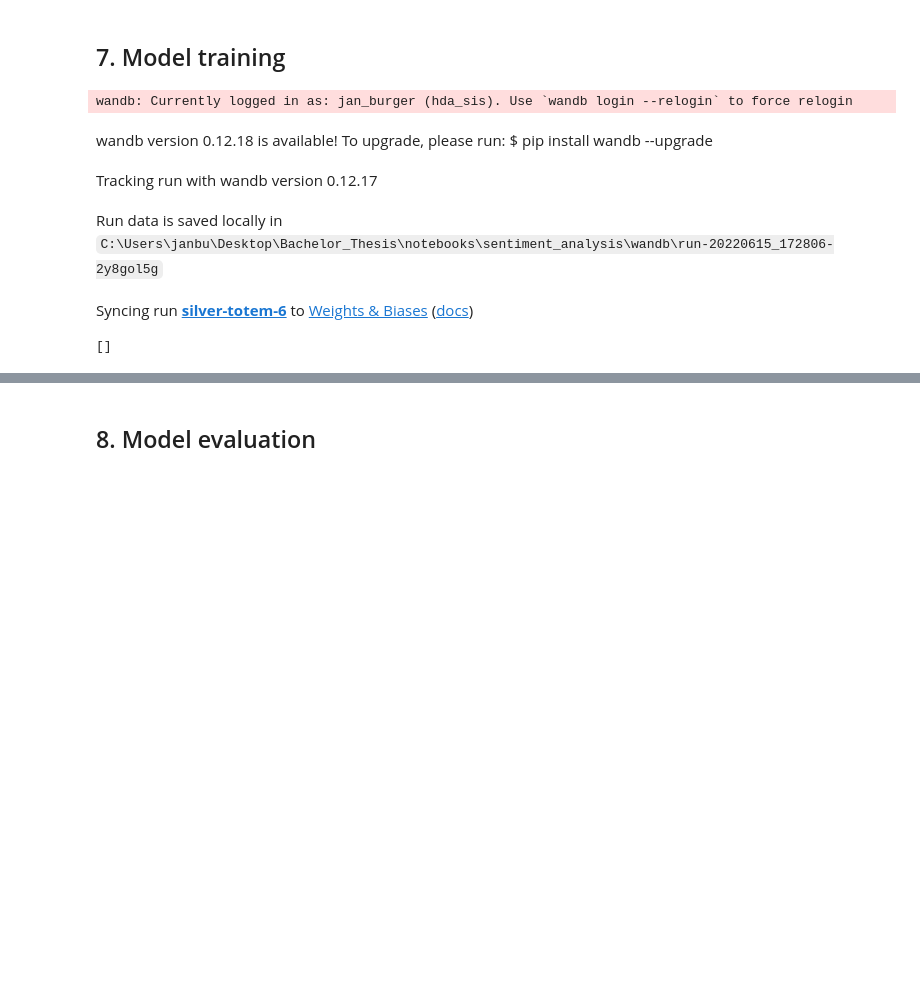
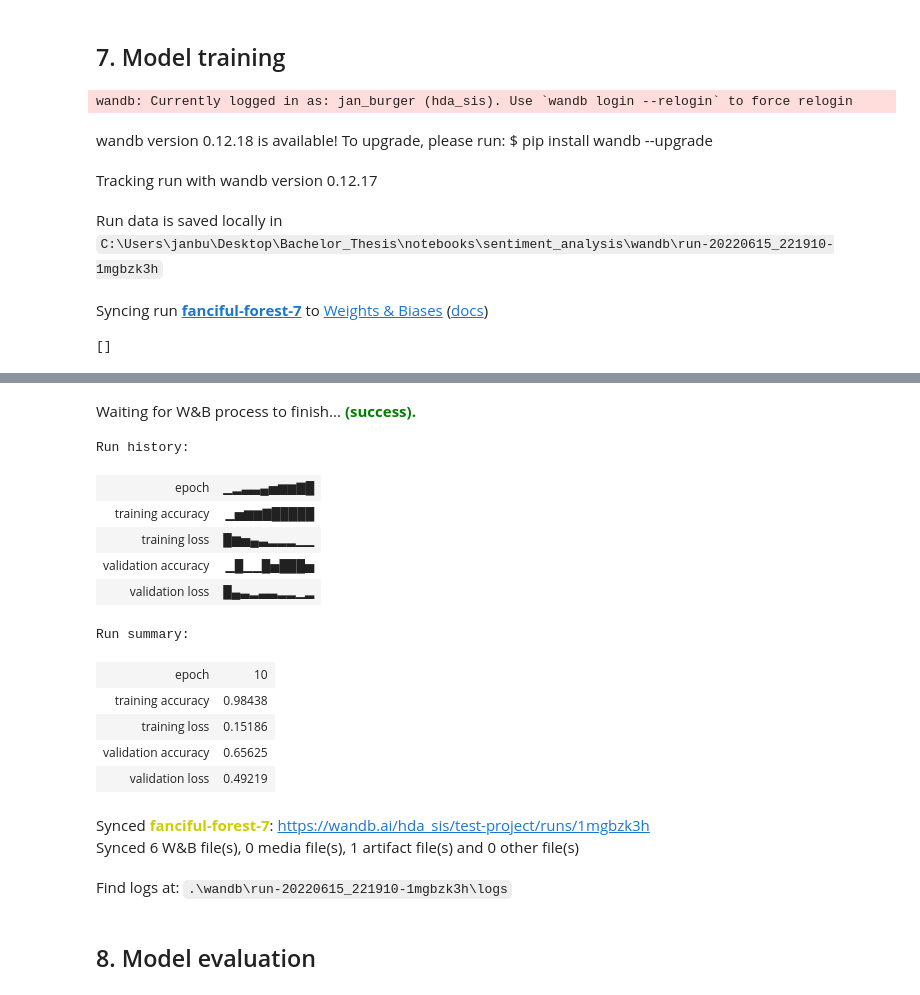
Before and after one commit to Jan-Burger/Bachelor-Thesis, a Jupyter notebook: notebooks/sentiment_analysis/transformer_finetuning.ipynb, the cells around one changed output, grey strips where cells are left out. Saved outputs shown, nothing was run; the diff lists cells and outputs as text; code cells hidden in the pictures; blank space fills up the shorter version.

Commit message:
added model saving with artifact

```diff
--- a/notebooks/sentiment_analysis/transformer_finetuning.ipynb
+++ b/notebooks/sentiment_analysis/transformer_finetuning.ipynb
@@ -22,3 +26,5 @@ model_name = "ProsusAI/finbert"
+# %%
+model_name = "ProsusAI_finbert"
 # %% [markdown]
 ## 2. Database configuration & Model config
 # %%
@@ -219,15 +225,15 @@ wandb.config = {
     "loss_function": "BCEWithLogitsLoss"
 }
 
-wandb.init(project="test-project", entity="hda_sis", config=config)
+run = wandb.init(project="test-project", entity="hda_sis", config=config)
 
 wandb.watch(models=model, log="all", log_freq=1)
 # %% [output]
 wandb: Currently logged in as: jan_burger (hda_sis). Use `wandb login --relogin` to force relogin
 wandb version 0.12.18 is available! To upgrade, please run: $ pip install wandb --upgrade
 Tracking run with wandb version 0.12.17
-Run data is saved locally in C:\Users\janbu\Desktop\Bachelor_Thesis\notebooks\sentiment_analysis\wandb\run-20220615_172806-2y8gol5g
+Run data is saved locally in C:\Users\janbu\Desktop\Bachelor_Thesis\notebooks\sentiment_analysis\wandb\run-20220615_221910-1mgbzk3h
-Syncing run silver-totem-6 to Weights & Biases (docs)
+Syncing run fanciful-forest-7 to Weights & Biases (docs)
 []
 # %%
 # Set up Loss function and optimizer
@@ -334,0 +353,7 @@ for epoch in tqdm(range(1, EPOCHS + 1)):
+# %%
+# Save model as artifact to wandb
+artifact = wandb.Artifact(f'{model_name}', type='model')
+artifact.add_file(f'../../models/test/{model_name}.pth')
+run.log_artifact(artifact)
+#run.join()
+# %% [output]
@@ -335,3 +361,19 @@ for epoch in tqdm(range(1, EPOCHS + 1)):
+Waiting for W&B process to finish... (success).
+Run history:
+| epoch | ▁▂▃▃▄▅▆▆▇█ |
+| training accuracy | ▁▅▆▆▇█████ |
+| training loss | █▆▅▄▃▂▂▂▁▁ |
+| validation accuracy | ▁█▁▁█▅███▅ |
+| validation loss | █▄▃▂▃▃▂▂▁▂ |
+Run summary:
+| epoch | 10 |
+| training accuracy | 0.98438 |
+| training loss | 0.15186 |
+| validation accuracy | 0.65625 |
+| validation loss | 0.49219 |
+Synced fanciful-forest-7: https://wandb.ai/hda_sis/test-project/runs/1mgbzk3h
+Synced 6 W&B file(s), 0 media file(s), 1 artifact file(s) and 0 other file(s)
+Find logs at: .\wandb\run-20220615_221910-1mgbzk3h\logs
 # %% [markdown]
 ## 8. Model evaluation
 # %%
```
Also changed, not shown: parts of 4 cells of this notebook, 5 other files.
